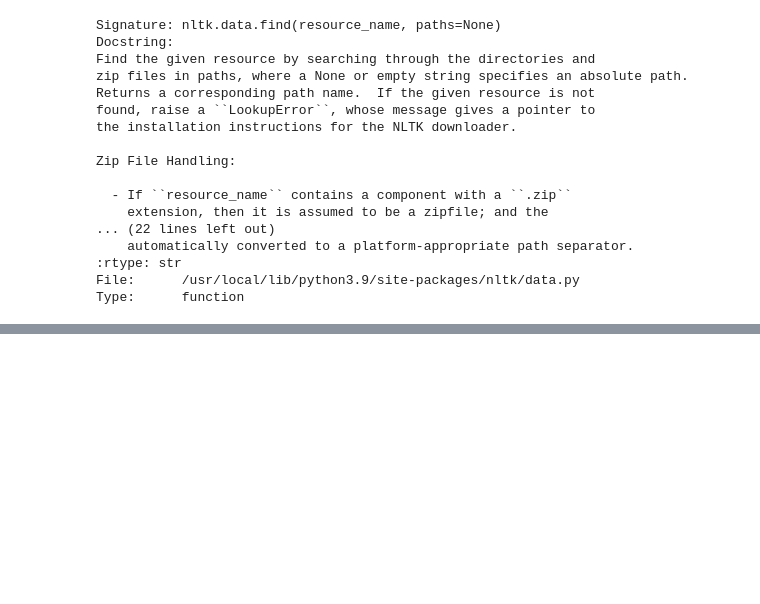
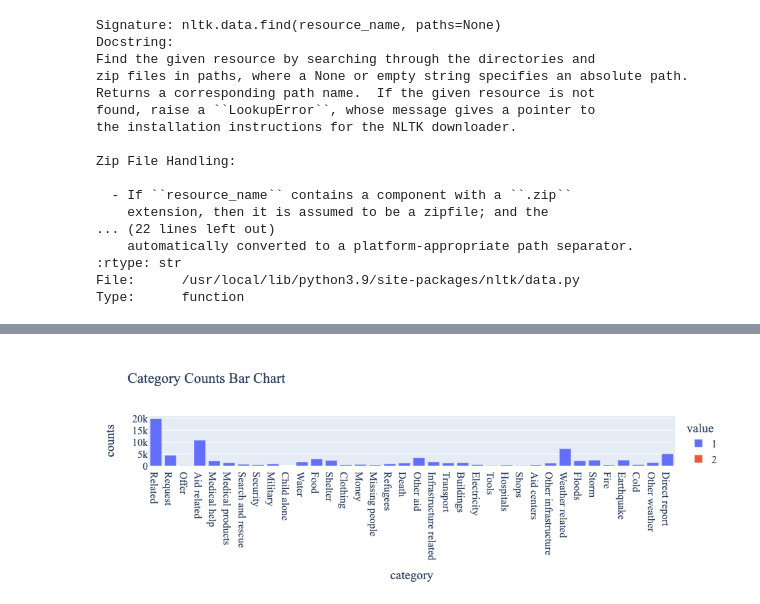
Before and after one commit to ZacksAmber/Disaster-Response-Pipelines, a Jupyter notebook: code/multi-label_classification_practice.ipynb, the cells around one changed output, grey strips where cells are left out. Drawn from its saved outputs; the diff is of its cells as text; code cells hidden in the pictures; blank space fills up the shorter version.

```diff
--- a/code/multi-label_classification_practice.ipynb
+++ b/code/multi-label_classification_practice.ipynb
@@ -321,0 +562,4 @@ Type:      function
+# %%
+engine = create_engine(
+    'sqlite:///disaster_response.db')
+df = pd.read_sql_table('disaster_response', engine)
@@ -321,0 +578,29 @@ Type:      function
+# %%
+# Count value for each category
+_df = pd.DataFrame()
+for col in df.columns[4:]:
+    _df = pd.concat([_df, df[col].value_counts().to_frame()], axis=1)
+# transpose dataframe
+_df = _df.transpose()
+_df = _df.reset_index()
+_df.rename(columns={'index': 'category'}, inplace=True)
+# melt dataframe
+_df = _df.melt(id_vars='category', var_name='value', value_vars=[1, 2], value_name='counts')
+# parse cateory
+_df.category = _df.category.str.replace('_', ' ')
+_df.category = _df.category.str.capitalize()
+# %%
+fig = px.bar(
+    _df,
+    x='category',
+    y='counts',
+    color='value',
+    title='Category Counts Bar Chart'
+)
+fig.update_layout(
+    autosize=True,
+    font_family="Times New Roman",
+    font_size=16
+)
+# %% [output]
+[figure, added]
```
Also changed, not shown: parts of 62 cells of this notebook, 14 other files.
